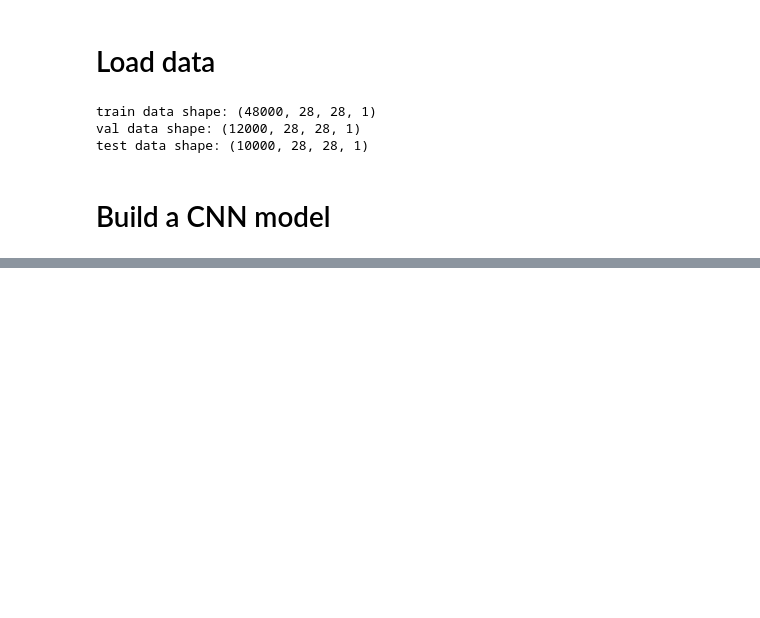
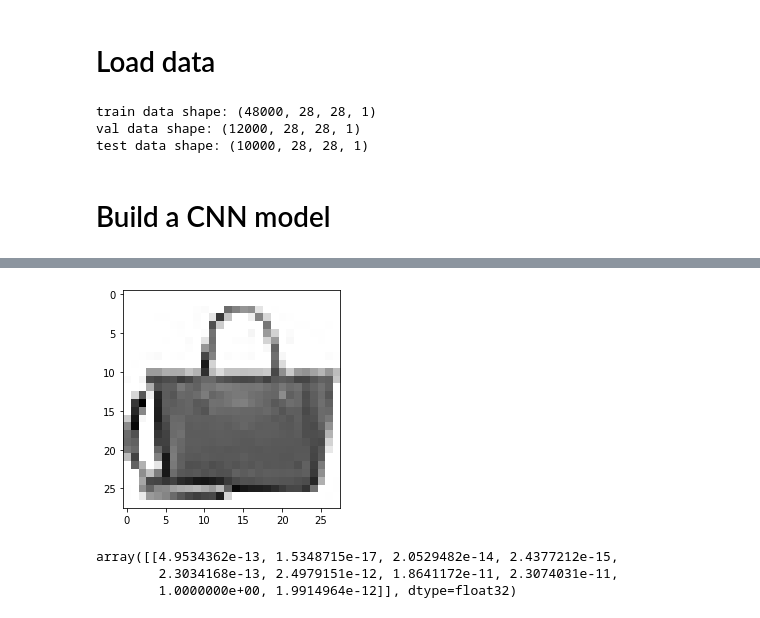
Before and after one commit to llewyn-jh/basic_machine_learning, a Jupyter notebook: image_classification.ipynb, the cells around one changed output, grey strips where cells are left out. Drawn from its saved outputs; the diff is of its cells as text; code cells hidden in the pictures; blank space fills up the shorter version.

```diff
--- a/image_classification.ipynb
+++ b/image_classification.ipynb
@@ -25,0 +111,5 @@ test data shape: (10000, 28, 28, 1)
+# %%
+plt.imshow(val_scaled[0].reshape(28, 28), cmap='gray_r')
+plt.show()
+# %% [output]
+[figure, added]
@@ -25,0 +118,7 @@ test data shape: (10000, 28, 28, 1)
+# %%
+pred = model.predict(val_scaled[0:1])
+pred
+# %% [output]
+array([[4.9534362e-13, 1.5348715e-17, 2.0529482e-14, 2.4377212e-15,
+        2.3034168e-13, 2.4979151e-12, 1.8641172e-11, 2.3074031e-11,
+        1.0000000e+00, 1.9914964e-12]], dtype=float32)
```
Also changed, not shown: parts of 16 cells of this notebook.
